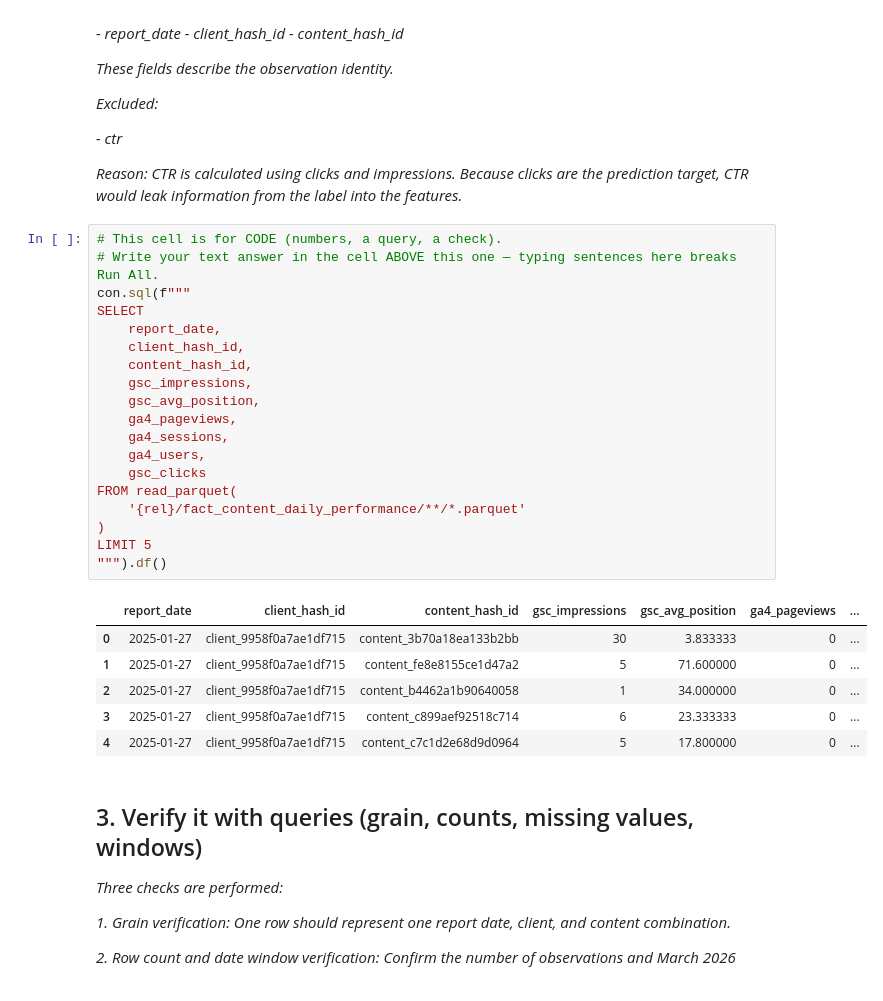
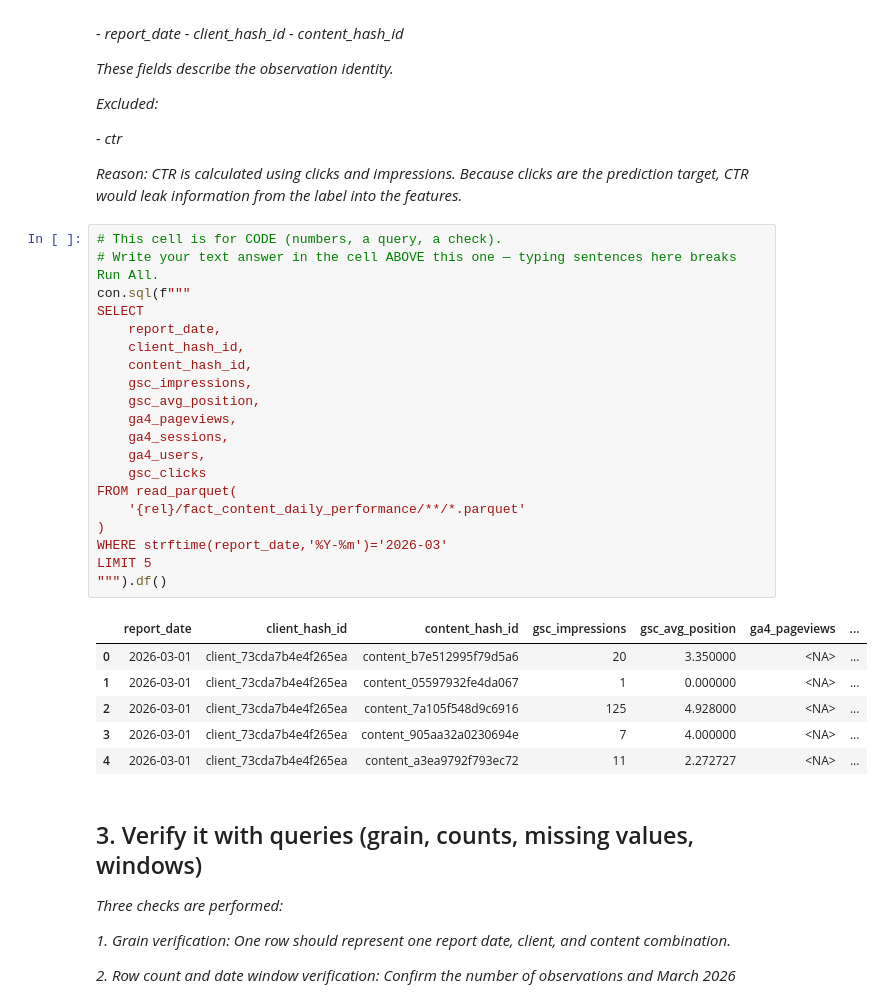
Before and after one commit to ahmdltf/flyrank-intern, a Jupyter notebook: work/notebooks/w03_data_contract.ipynb, the cells around one changed output. Cells and saved outputs as stored; diff of their text form.

```diff
--- a/work/notebooks/w03_data_contract.ipynb
+++ b/work/notebooks/w03_data_contract.ipynb
@@ -79,29 +84,30 @@ CTR is calculated using clicks and impressions. Because clicks are the predictio
 # %%
 # This cell is for CODE (numbers, a query, a check).
 # Write your text answer in the cell ABOVE this one — typing sentences here breaks Run All.
 con.sql(f"""
 SELECT
     report_date,
     client_hash_id,
     content_hash_id,
     gsc_impressions,
     gsc_avg_position,
     ga4_pageviews,
     ga4_sessions,
     ga4_users,
     gsc_clicks
 FROM read_parquet(
     '{rel}/fact_content_daily_performance/**/*.parquet'
 )
+WHERE strftime(report_date,'%Y-%m')='2026-03'
 LIMIT 5
 """).df()
 # %% [output]
 |  | report_date | client_hash_id | content_hash_id | gsc_impressions | gsc_avg_position | ga4_pageviews | ... |
-| 0 | 2025-01-27 | client_9958f0a7ae1df715 | content_3b70a18ea133b2bb | 30 | 3.833333 | 0 | ... |
-| 1 | 2025-01-27 | client_9958f0a7ae1df715 | content_fe8e8155ce1d47a2 | 5 | 71.600000 | 0 | ... |
-| 2 | 2025-01-27 | client_9958f0a7ae1df715 | content_b4462a1b90640058 | 1 | 34.000000 | 0 | ... |
-| 3 | 2025-01-27 | client_9958f0a7ae1df715 | content_c899aef92518c714 | 6 | 23.333333 | 0 | ... |
-| 4 | 2025-01-27 | client_9958f0a7ae1df715 | content_c7c1d2e68d9d0964 | 5 | 17.800000 | 0 | ... |
+| 0 | 2026-03-01 | client_73cda7b4e4f265ea | content_b7e512995f79d5a6 | 20 | 3.350000 | <NA> | ... |
+| 1 | 2026-03-01 | client_73cda7b4e4f265ea | content_05597932fe4da067 | 1 | 0.000000 | <NA> | ... |
+| 2 | 2026-03-01 | client_73cda7b4e4f265ea | content_7a105f548d9c6916 | 125 | 4.928000 | <NA> | ... |
+| 3 | 2026-03-01 | client_73cda7b4e4f265ea | content_905aa32a0230694e | 7 | 4.000000 | <NA> | ... |
+| 4 | 2026-03-01 | client_73cda7b4e4f265ea | content_a3ea9792f793ec72 | 11 | 2.272727 | <NA> | ... |
 # %% [markdown]
 ## 3. Verify it with queries (grain, counts, missing values, windows)
 
```
Also changed, not shown: parts of 3 cells of this notebook.
